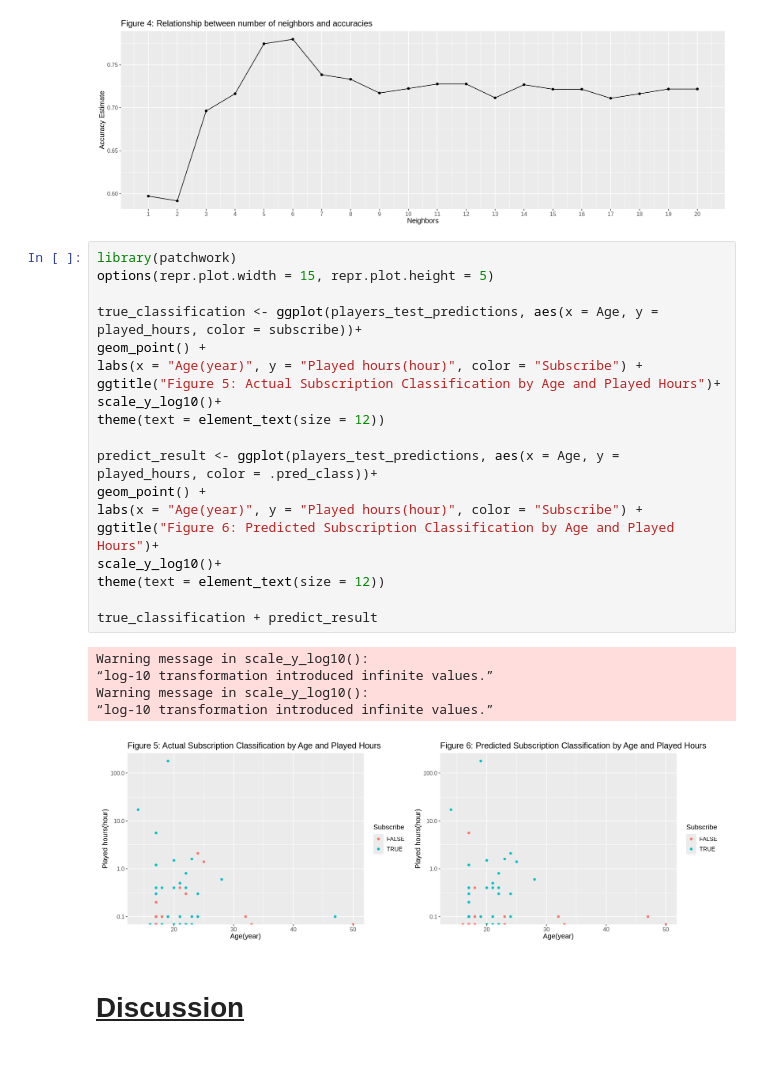
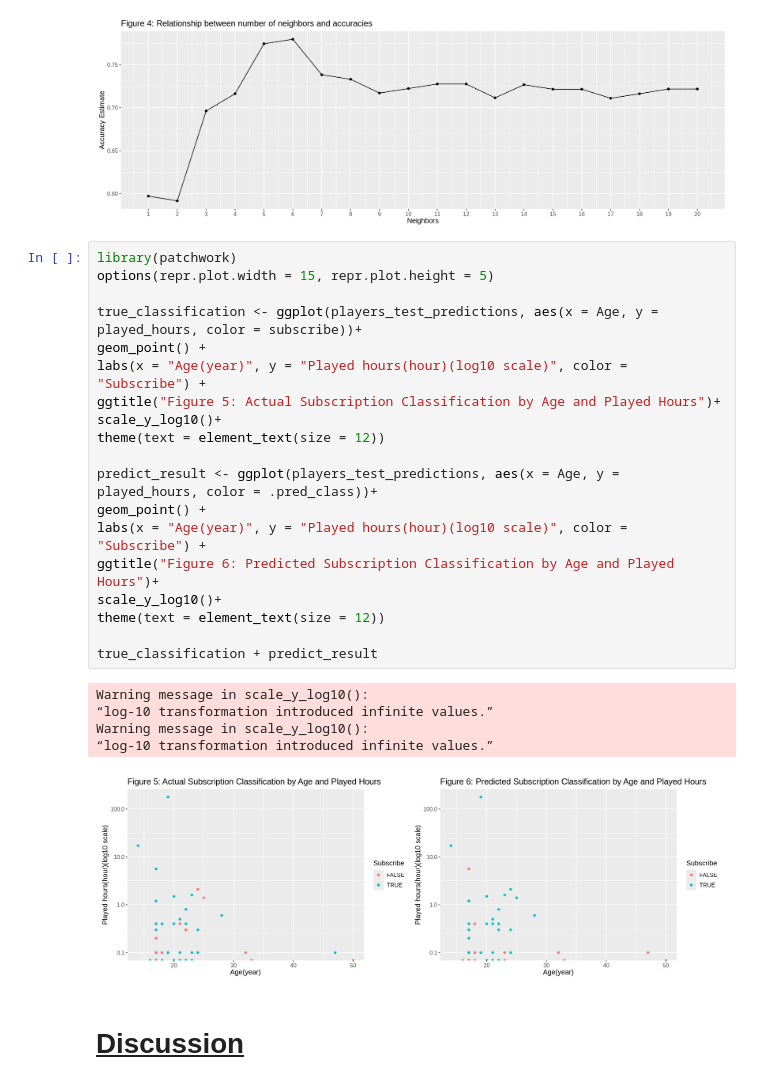
Before and after one commit to vichen15/dsci100-004-30-final-project, a Jupyter notebook: dsci100-004-30-final-project.ipynb, the cells around one changed output. Saved outputs shown, nothing was run; the diff lists cells and outputs as text.

```diff
--- a/dsci100-004-30-final-project.ipynb
+++ b/dsci100-004-30-final-project.ipynb
@@ -357,28 +331,28 @@ accuracy_vs_k
 # %%
 library(patchwork)
 options(repr.plot.width = 15, repr.plot.height = 5)
 
 true_classification <- ggplot(players_test_predictions, aes(x = Age, y = played_hours, color = subscribe))+
 geom_point() +
-labs(x = "Age(year)", y = "Played hours(hour)", color = "Subscribe") +
+labs(x = "Age(year)", y = "Played hours(hour)(log10 scale)", color = "Subscribe") +
 ggtitle("Figure 5: Actual Subscription Classification by Age and Played Hours")+
 scale_y_log10()+
 theme(text = element_text(size = 12))
 
 predict_result <- ggplot(players_test_predictions, aes(x = Age, y = played_hours, color = .pred_class))+
 geom_point() +
-labs(x = "Age(year)", y = "Played hours(hour)", color = "Subscribe") +
+labs(x = "Age(year)", y = "Played hours(hour)(log10 scale)", color = "Subscribe") +
 ggtitle("Figure 6: Predicted Subscription Classification by Age and Played Hours")+
 scale_y_log10()+
 theme(text = element_text(size = 12))
 
 true_classification + predict_result
 # %% [output]
 Warning message in scale_y_log10():
 “log-10 transformation introduced infinite values.”
 Warning message in scale_y_log10():
 “log-10 transformation introduced infinite values.”
-[figure, old version]
+[figure, new version]
 # %% [markdown]
 # <u>Discussion<u>
 # %% [markdown]
```
Also changed, not shown: parts of 5 cells of this notebook.
